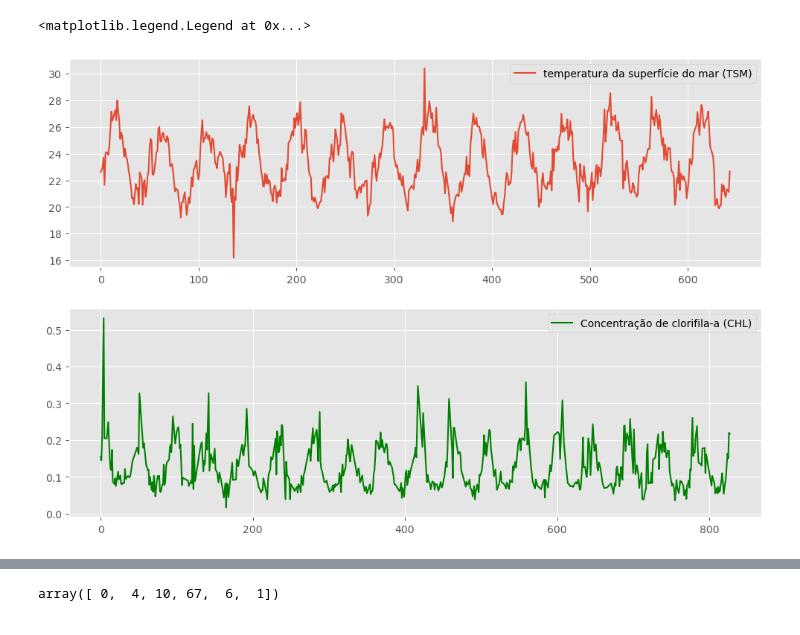
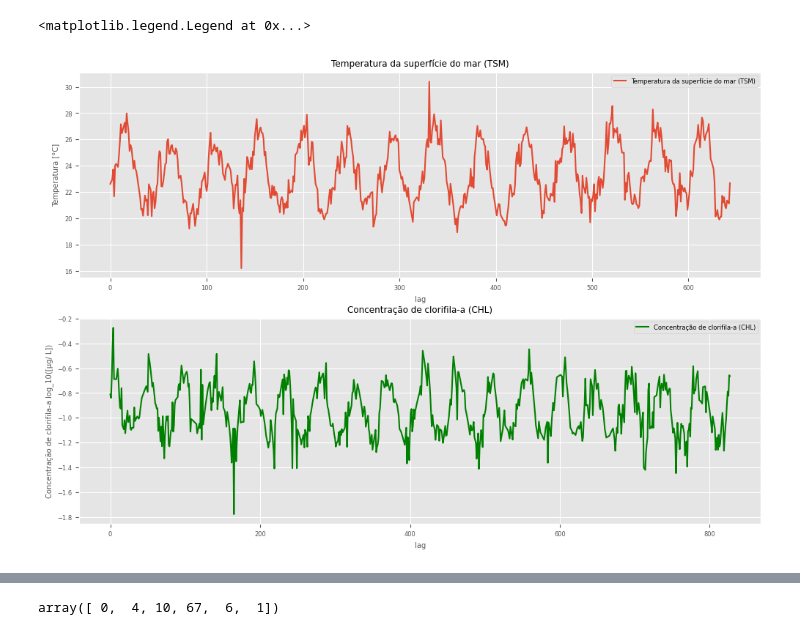
Before and after one commit to LSalimene/Analise-Series-temporais-em-oceano, a Jupyter notebook: lista4/lista4.ipynb, the cells around one changed output, grey strips where cells are left out. Drawn from its saved outputs; the diff is of its cells as text; code cells hidden in the pictures.

```diff
--- a/lista4/lista4.ipynb
+++ b/lista4/lista4.ipynb
@@ -20 +22,18 @@ sst_P4 = dados['sst_P4']
 plt.style.use('ggplot')
+# %%
+plt.figure(figsize=(12,8))
+plt.rcParams.update({'font.size': 6})
+plt.subplot(211)
+plt.plot(sst_P1,label='Temperatura da superfície do mar (TSM)')
+plt.title('Temperatura da superfície do mar (TSM)')
+plt.ylabel('Temperatura [°C]')
+plt.xlabel('lag')
+plt.xlim(0,600)
+plt.legend()
+plt.subplot(212)
+plt.plot(chl_P1,label='Concentração de clorifila-a (CHL)',color='green')
+plt.title('Concentração de clorifila-a (CHL)')
+plt.ylabel('Concentração de clorifila-a [μg/ L]')
+plt.xlabel('lag')
+plt.legend()
+plt.xlim(0,600)
@@ -21,11 +43,17 @@ plt.style.use('ggplot')
 # %%
 plt.figure(figsize=(12,8))
 plt.subplot(211)
-plt.plot(sst_P1,label='temperatura da superfície do mar (TSM)')
+plt.plot(sst_P1,label='Temperatura da superfície do mar (TSM)')
+plt.title('Temperatura da superfície do mar (TSM)')
+plt.ylabel('Temperatura [°C]')
+plt.xlabel('lag')
 plt.legend()
 plt.subplot(212)
-plt.plot(chl_P1,label='Concentração de clorifila-a (CHL)',color='green')
+plt.plot(np.log10(chl_P1),label='Concentração de clorifila-a (CHL)',color='green')
+plt.title('Concentração de clorifila-a (CHL)')
+plt.ylabel('Concentração de clorifila-a log_10([μg/ L])')
+plt.xlabel('lag')
 plt.legend()
 # %% [output]
 <matplotlib.legend.Legend at 0x...>
-[figure, old version]
+[figure, new version]
```
Also changed, not shown: parts of 18 cells of this notebook, 12 other files.
